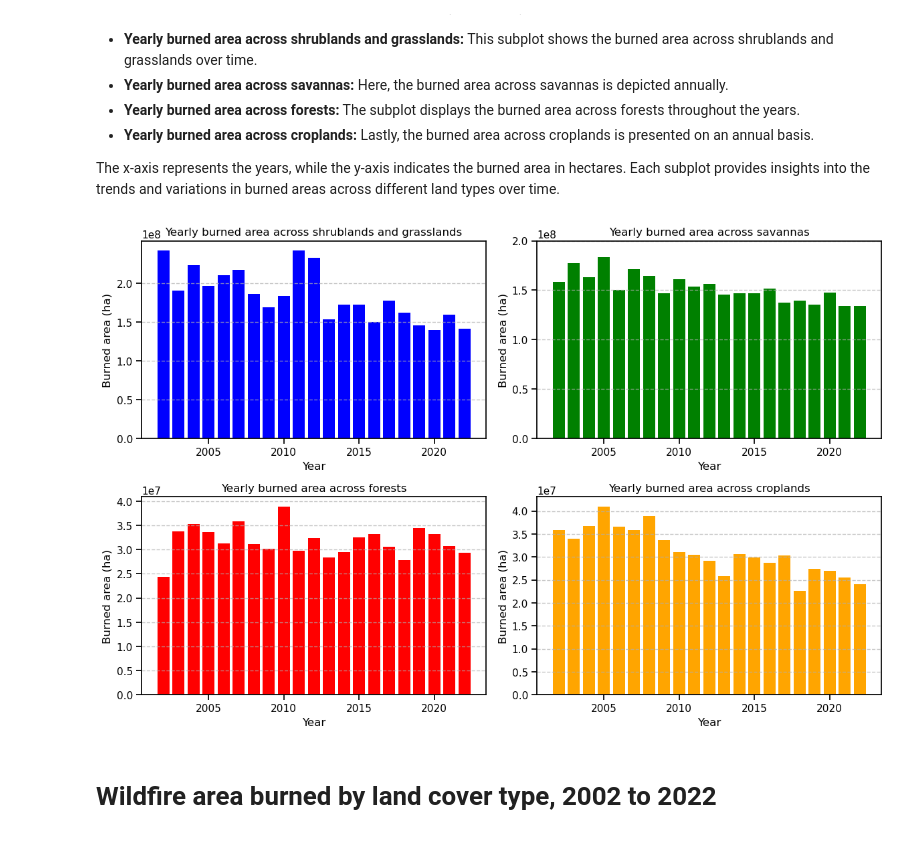
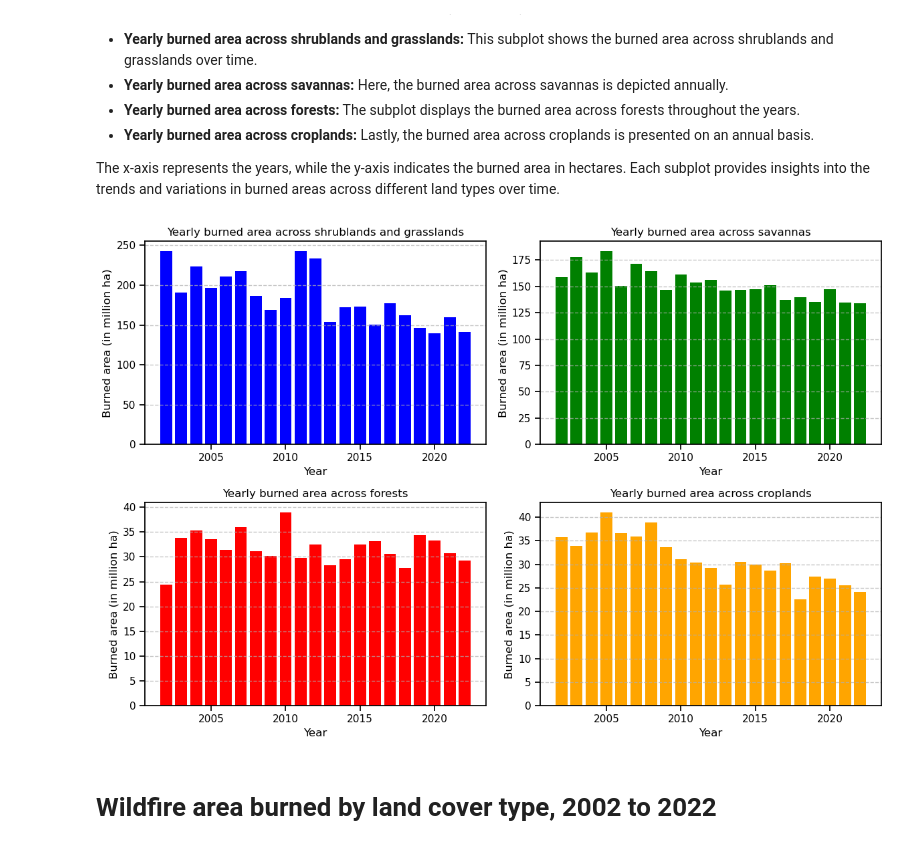
Before and after one commit to INFO6150-DataScience/wildfire-analytics-modelling, a Jupyter notebook: Area burned by wildfires by land cover type.ipynb, the cells around one changed output. Cells and saved outputs as stored; diff of their text form; code cells hidden in the pictures.

```diff
--- a/Area burned by wildfires by land cover type.ipynb
+++ b/Area burned by wildfires by land cover type.ipynb
@@ -15,6 +15,10 @@ from scipy.special import expit
 # %%
 # Load CSV file into a DataFrame
 forest = pd.read_csv('data/area-burned-wildfires-by-type.csv')
+forest['Yearly burned area across shrublands and grasslands'] /= 10**6
+forest['Yearly burned area across savannas'] /= 10**6
+forest['Yearly burned area across forests'] /= 10**6
+forest['Yearly burned area across croplands'] /= 10**6
 forest.head()
 # %% [output]
 |  | Entity | Code | Year | Yearly burned area across shrubla... | Yearly burned area across savannas | Yearly burned area across forests | ... |
@@ -45,7 +49,6 @@ This plot illustrates the yearly burned areas across various land types, includi
 
 The x-axis represents the years, while the y-axis indicates the burned area in hectares. Each subplot provides insights into the trends and variations in burned areas across different land types over time.
 # %%
-import matplotlib.pyplot as plt
 
 # Extracting data for plotting
 years = world_forest_data['Year']
@@ -62,42 +65,42 @@ plt.subplot(2, 2, 1)
 plt.bar(years, shrublands_grasslands, color='b')
 plt.title('Yearly burned area across shrublands and grasslands')
 plt.xlabel('Year')
-plt.ylabel('Burned area (ha)')
-plt.yticks(range(0, 200000000 + 50000000, 50000000))
+plt.ylabel('Burned area (in million ha)')
+#plt.yticks(range(0, 200000000 + 50000000, 50000000))
 plt.grid(axis='y', linestyle='--', alpha=0.7)
 
 # Plot for Yearly burned area across savannas
 plt.subplot(2, 2, 2)
 plt.bar(years, savannas, color='g')
 plt.title('Yearly burned area across savannas')
 plt.xlabel('Year')
-plt.ylabel('Burned area (ha)')
-plt.yticks(range(0, 200000000+ 50000000, 50000000))
+plt.ylabel('Burned area (in million ha)')
+#plt.yticks(range(0, 200000000+ 50000000, 50000000))
 plt.grid(axis='y', linestyle='--', alpha=0.7)
 
 # Plot for Yearly burned area across forests
 plt.subplot(2, 2, 3)
 plt.bar(years, forests, color='r')
 plt.title('Yearly burned area across forests')
 plt.xlabel('Year')
-plt.ylabel('Burned area (ha)')
+plt.ylabel('Burned area (in million ha)')
 #plt.yticks(range(0, 200000000 + 50000000, 50000000))
 #plt.yticks(range(0, 50000000 + 5000000, 25000000))
 plt.grid(axis='y', linestyle='--', alpha=0.7)
 
 # Plot for Yearly burned area across croplands
 plt.subplot(2, 2, 4)
 plt.bar(years, croplands, color='orange')
 plt.title('Yearly burned area across croplands')
 plt.xlabel('Year')
-plt.ylabel('Burned area (ha)')
+plt.ylabel('Burned area (in million ha)')
 #plt.yticks(range(0, 50000000 + 5000000, 25000000))
 plt.grid(axis='y', linestyle='--', alpha=0.7)
 
 plt.tight_layout()
 plt.show()
 # %% [output]
-[figure, old version]
+[figure, new version]
 # %% [markdown]
 # Wildfire area burned by land cover type, 2002 to 2022
 # %%
```
Also changed, not shown: parts of 7 cells of this notebook, 6 other files.
